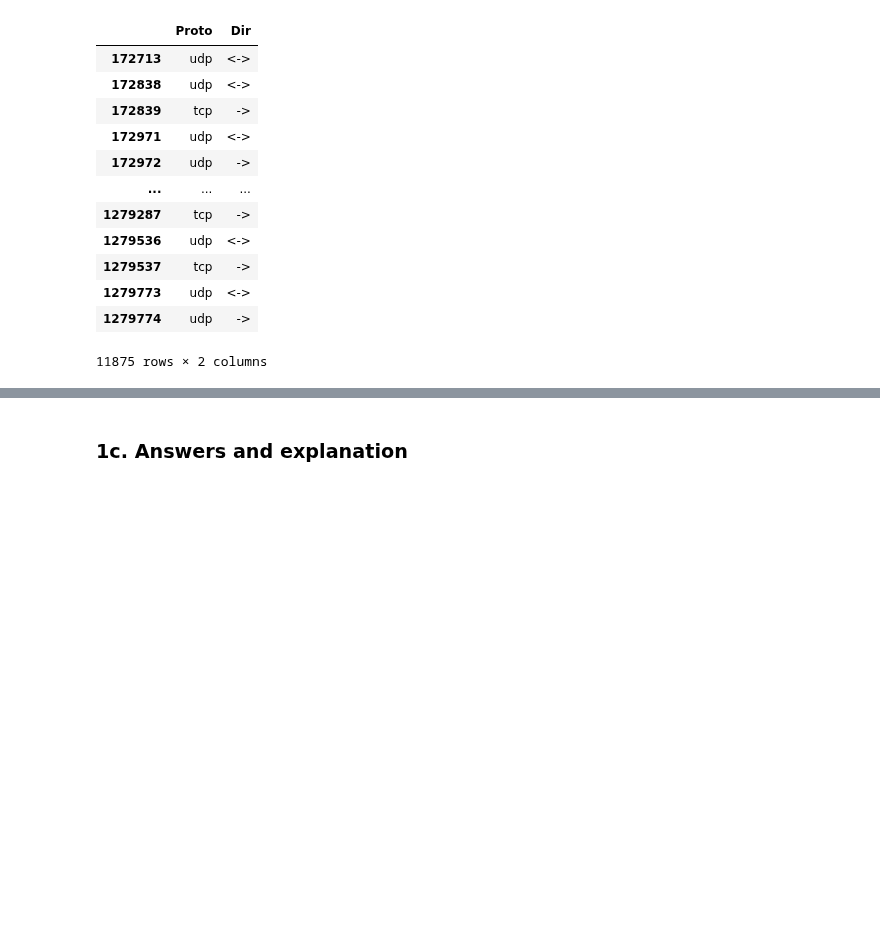
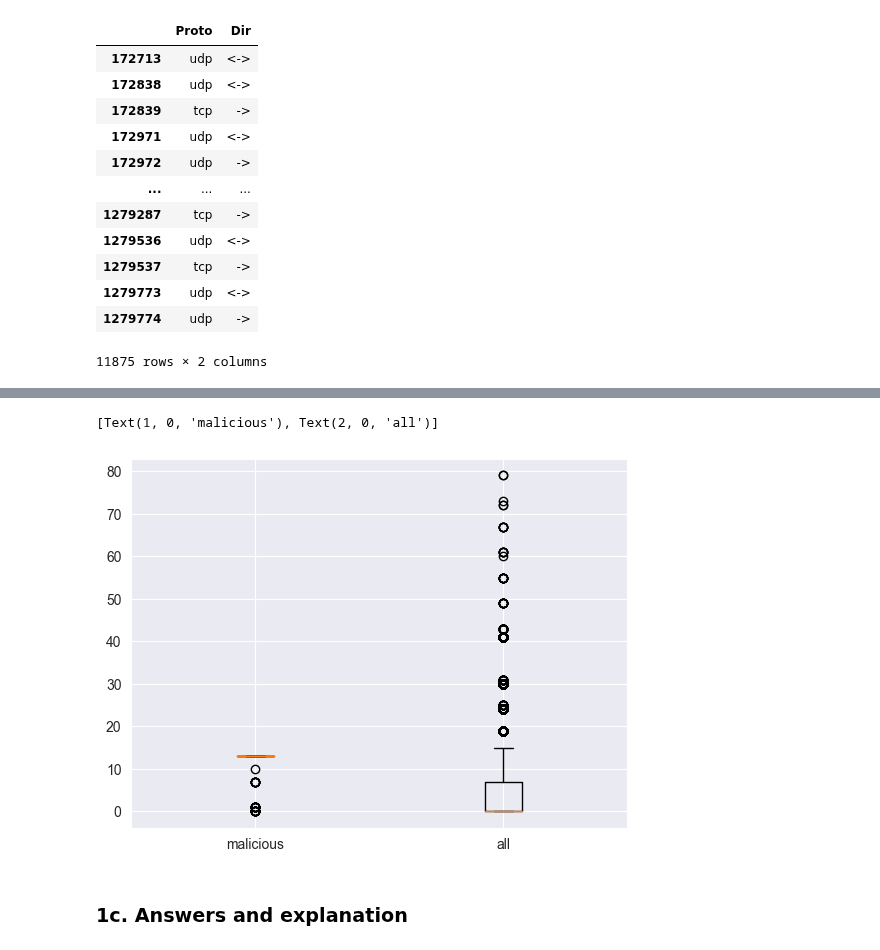
Before and after one commit to kbaran1998/CS4035-cyber-data, a Jupyter notebook: lab3/Lab3.ipynb, the cells around one changed output, grey strips where cells are left out. Cells and saved outputs as stored; diff of their text form; code cells hidden in the pictures; blank space fills up the shorter version.

```diff
--- a/lab3/Lab3.ipynb
+++ b/lab3/Lab3.ipynb
@@ -330,0 +364,4 @@ KeyboardInterrupt:
+# %%
+all_hosts_df = df[[feature1, feature2]]
+discretized_all_df = netflow_discretize(all_hosts_df, feat_map)
+discretized_all_df
@@ -331,3 +395,11 @@ KeyboardInterrupt:
+# %%
+# Plot the distribution of the code for the chosen host and benign hosts
+fig, ax = plt.subplots()
+ax.boxplot([discretized_malicious_df['code'], discretized_all_df['code']])
+ax.set_xticklabels(['malicious', 'all'])
+# %% [output]
+[Text(1, 0, 'malicious'), Text(2, 0, 'all')]
+[figure, added]
 # %% [markdown]
 ### 1c. Answers and explanation
 # %% [markdown]
```
Also changed, not shown: parts of 9 cells of this notebook.
